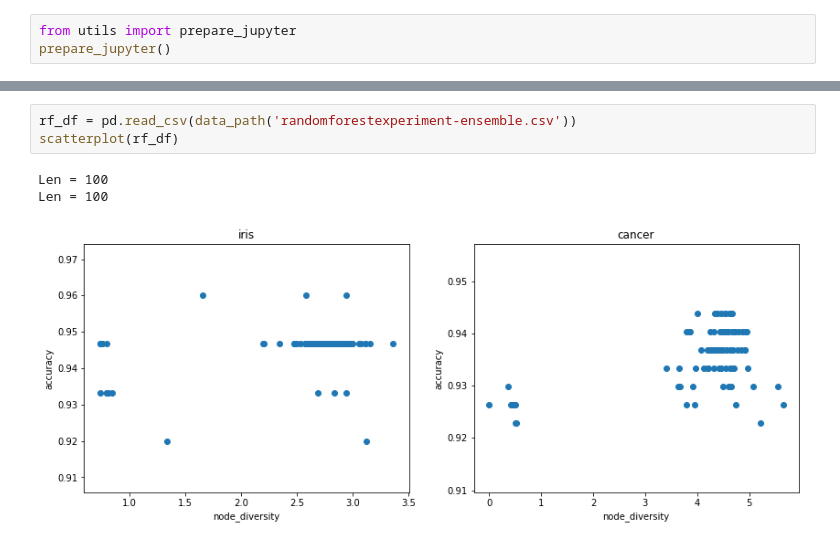
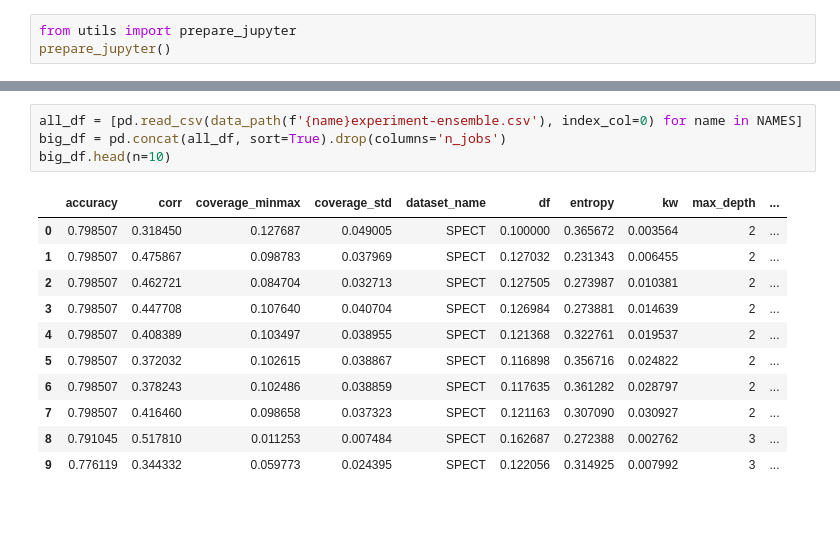
Before and after one commit to kasperekt/EnsembleDiversity, a Jupyter notebook: notebooks/Visualization.ipynb, the cells around one changed output, grey strips where cells are left out. Cells and saved outputs as stored; diff of their text form; blank space fills up the shorter version.

```diff
--- a/notebooks/Visualization.ipynb
+++ b/notebooks/Visualization.ipynb
@@ -74,7 +17,16 @@ Len = 140
-# %%
-rf_df = pd.read_csv(data_path('randomforestexperiment-ensemble.csv'))
-scatterplot(rf_df)
-# %% [output]
-Len = 100
-Len = 100
-[figure, removed]
+# %%
+all_df = [pd.read_csv(data_path(f'{name}experiment-ensemble.csv'), index_col=0) for name in NAMES]
+big_df = pd.concat(all_df, sort=True).drop(columns='n_jobs')
+big_df.head(n=10)
+# %% [output]
+|  | accuracy | corr | coverage_minmax | coverage_std | dataset_name | df | entropy | kw | max_depth | ... |
+| 0 | 0.798507 | 0.318450 | 0.127687 | 0.049005 | SPECT | 0.100000 | 0.365672 | 0.003564 | 2 | ... |
+| 1 | 0.798507 | 0.475867 | 0.098783 | 0.037969 | SPECT | 0.127032 | 0.231343 | 0.006455 | 2 | ... |
+| 2 | 0.798507 | 0.462721 | 0.084704 | 0.032713 | SPECT | 0.127505 | 0.273987 | 0.010381 | 2 | ... |
+| 3 | 0.798507 | 0.447708 | 0.107640 | 0.040704 | SPECT | 0.126984 | 0.273881 | 0.014639 | 2 | ... |
+| 4 | 0.798507 | 0.408389 | 0.103497 | 0.038955 | SPECT | 0.121368 | 0.322761 | 0.019537 | 2 | ... |
+| 5 | 0.798507 | 0.372032 | 0.102615 | 0.038867 | SPECT | 0.116898 | 0.356716 | 0.024822 | 2 | ... |
+| 6 | 0.798507 | 0.378243 | 0.102486 | 0.038859 | SPECT | 0.117635 | 0.361282 | 0.028797 | 2 | ... |
+| 7 | 0.798507 | 0.416460 | 0.098658 | 0.037323 | SPECT | 0.121163 | 0.307090 | 0.030927 | 2 | ... |
+| 8 | 0.791045 | 0.517810 | 0.011253 | 0.007484 | SPECT | 0.162687 | 0.272388 | 0.002762 | 3 | ... |
+| 9 | 0.776119 | 0.344332 | 0.059773 | 0.024395 | SPECT | 0.122056 | 0.314925 | 0.007992 | 3 | ... |
```
Also changed, not shown: parts of 11 cells of this notebook, 41 other files.
